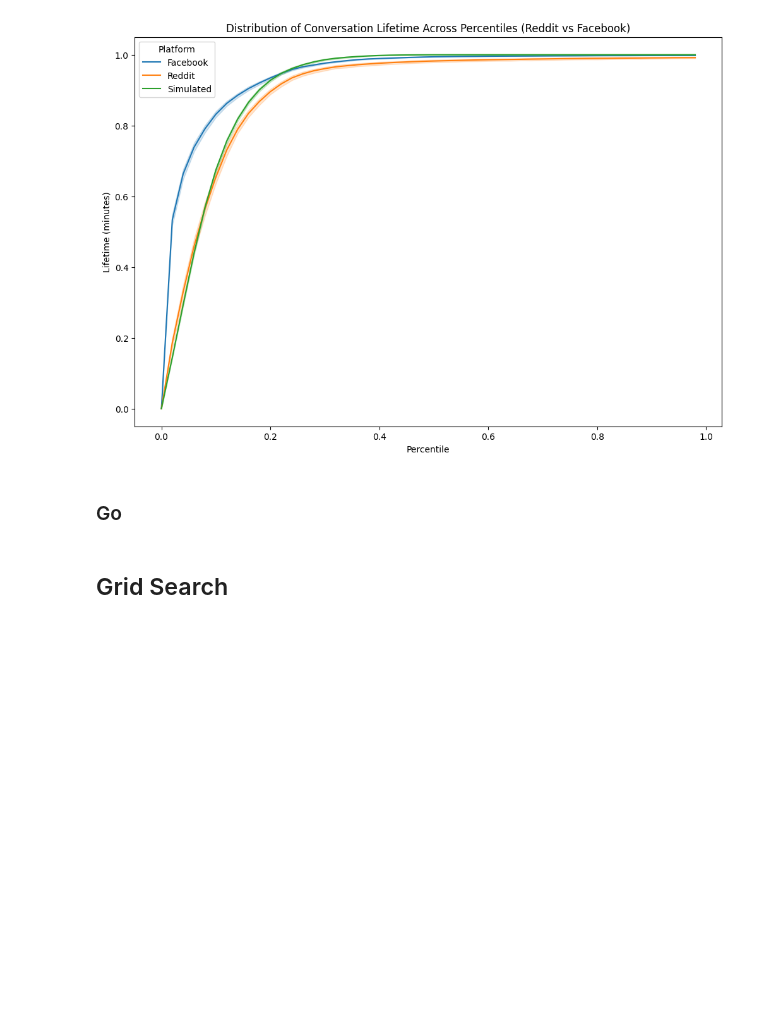
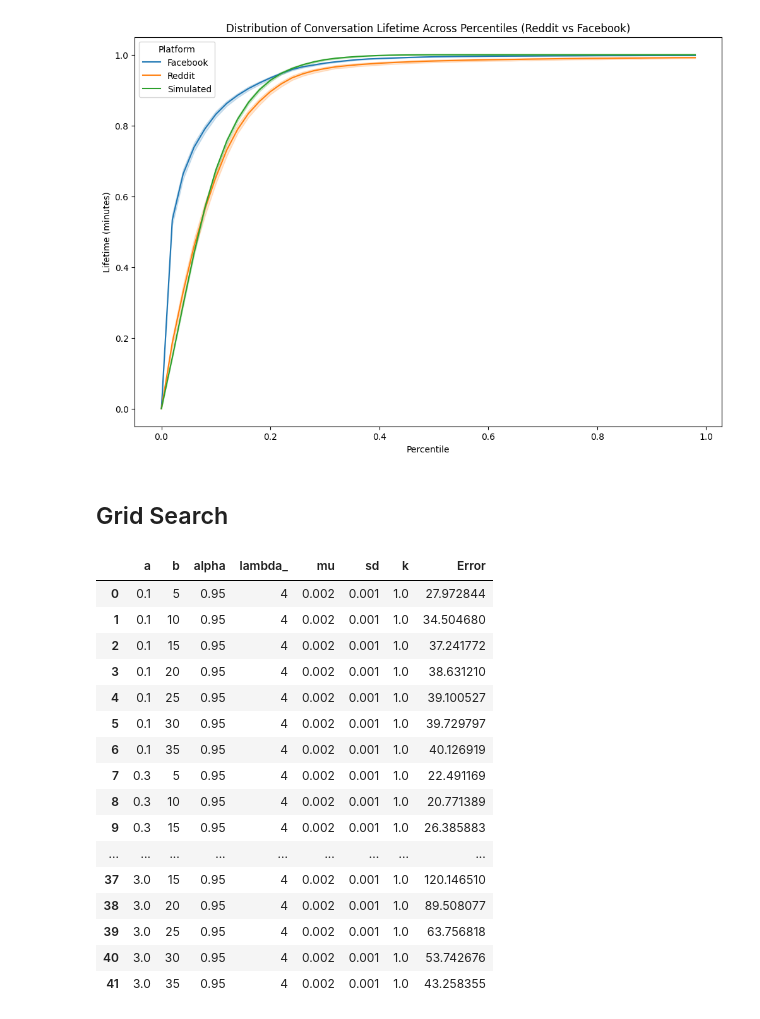
Before and after one commit to jacoponudo/Conversation_dynamics, a Jupyter notebook: src/HWK/Model.ipynb, the cells around one changed output. Drawn from its saved outputs; the diff is of its cells as text; code cells hidden in the pictures; blank space fills up the shorter version.

```diff
--- a/src/HWK/Model.ipynb
+++ b/src/HWK/Model.ipynb
@@ -457,8 +453,6 @@ plt.show()
 # con a,b uguale a 2,20
 # %% [output]
 [figure]
-# %% [markdown]
-### Go
 # %% [markdown]
 ## Grid Search
 # %%
@@ -471,42 +465,60 @@ social=fb
 parameters = {
     'a': [ 0.1,0.3,0.5,1,2,3],
     'b': [5,10,15, 20, 25,30,35],
-    'alpha': [1,0.95,0.9,0.8,0.75],
-    'lambda_': [1,4,8,13],
+    'alpha': [0.95],
+    'lambda_': [4],
     'mu': [0.002],
     'sd': [0.001],
     'k': [1.0]
 }
 
 # Initialize an empty list to store results
 results = []
 
 # Generate all combinations of parameters
 param_combinations = list(itertools.product(*parameters.values()))
 
 # Loop over each parameter combination
 for params in (param_combinations):
     # Unpack the parameters
     a, b, alpha, lambda_, mu, sd, k = params
 
     # Simulate synthetic data
-    simulated, observed = simulate_data(social, alpha, lambda_, mu, sd, a, b, k, num_threads=1)
+    simulated, observed = simulate_data(social, alpha, lambda_, mu, sd, a, b, k, num_threads=20)
 
     # Calculate ECDFs
     simulated_ECDF = calculate_ECDF(simulated, time_intervals)
     simulated_ECDF['Platform'] = 'Simulated'
     observed_ECDF = calculate_ECDF(observed, time_intervals)
     observed_ECDF['Platform'] = 'Observed'
 
     # Calculate error
     error = calculate_loss(simulated_ECDF, observed_ECDF)
 
     # Append results tuple to list
     results.append((*params, error))
 
 
 # Convert results list to DataFrame
 results_df = pd.DataFrame(results, columns=['a', 'b', 'alpha', 'lambda_', 'mu', 'sd', 'k', 'Error'])
+# %% [output]
+|  | a | b | alpha | lambda_ | mu | sd | k | Error |
+| 0 | 0.1 | 5 | 0.95 | 4 | 0.002 | 0.001 | 1.0 | 27.972844 |
+| 1 | 0.1 | 10 | 0.95 | 4 | 0.002 | 0.001 | 1.0 | 34.504680 |
+| 2 | 0.1 | 15 | 0.95 | 4 | 0.002 | 0.001 | 1.0 | 37.241772 |
+| 3 | 0.1 | 20 | 0.95 | 4 | 0.002 | 0.001 | 1.0 | 38.631210 |
+| 4 | 0.1 | 25 | 0.95 | 4 | 0.002 | 0.001 | 1.0 | 39.100527 |
+| 5 | 0.1 | 30 | 0.95 | 4 | 0.002 | 0.001 | 1.0 | 39.729797 |
+| 6 | 0.1 | 35 | 0.95 | 4 | 0.002 | 0.001 | 1.0 | 40.126919 |
+| 7 | 0.3 | 5 | 0.95 | 4 | 0.002 | 0.001 | 1.0 | 22.491169 |
+| 8 | 0.3 | 10 | 0.95 | 4 | 0.002 | 0.001 | 1.0 | 20.771389 |
+| 9 | 0.3 | 15 | 0.95 | 4 | 0.002 | 0.001 | 1.0 | 26.385883 |
+| ... | ... | ... | ... | ... | ... | ... | ... | ... |
+| 37 | 3.0 | 15 | 0.95 | 4 | 0.002 | 0.001 | 1.0 | 120.146510 |
+| 38 | 3.0 | 20 | 0.95 | 4 | 0.002 | 0.001 | 1.0 | 89.508077 |
+| 39 | 3.0 | 25 | 0.95 | 4 | 0.002 | 0.001 | 1.0 | 63.756818 |
+| 40 | 3.0 | 30 | 0.95 | 4 | 0.002 | 0.001 | 1.0 | 53.742676 |
+| 41 | 3.0 | 35 | 0.95 | 4 | 0.002 | 0.001 | 1.0 | 43.258355 |
 # %%
 import itertools
 
```
Also changed, not shown: parts of 8 cells of this notebook.
